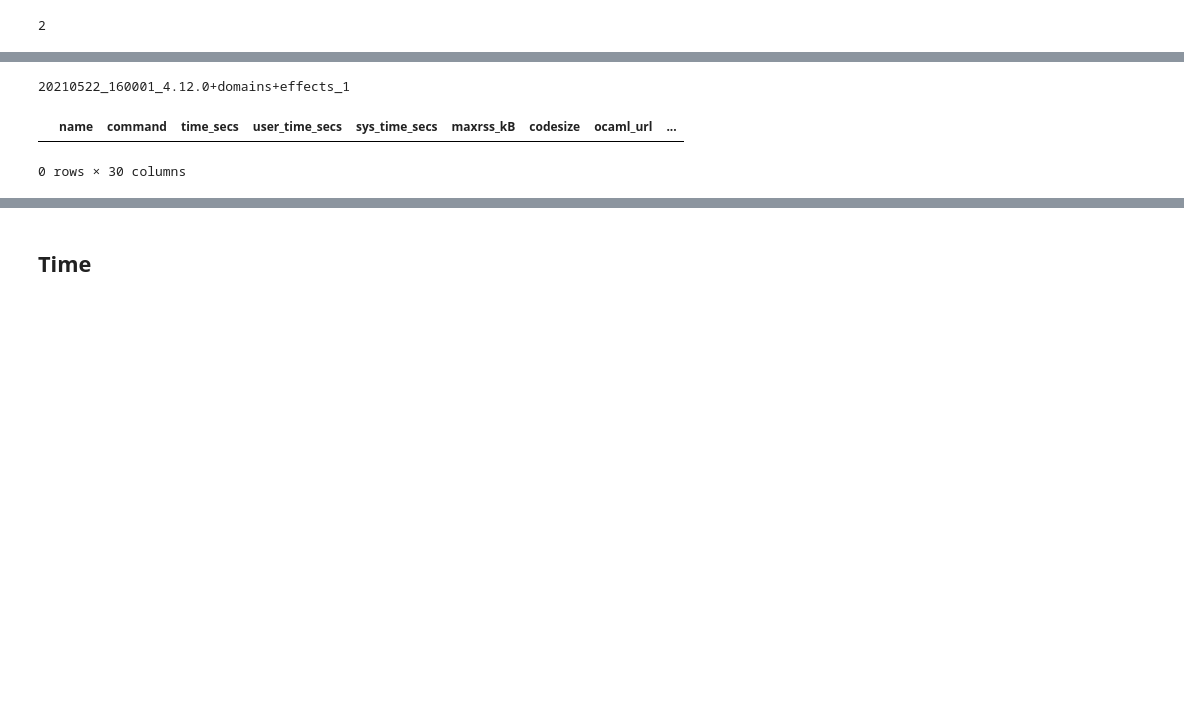
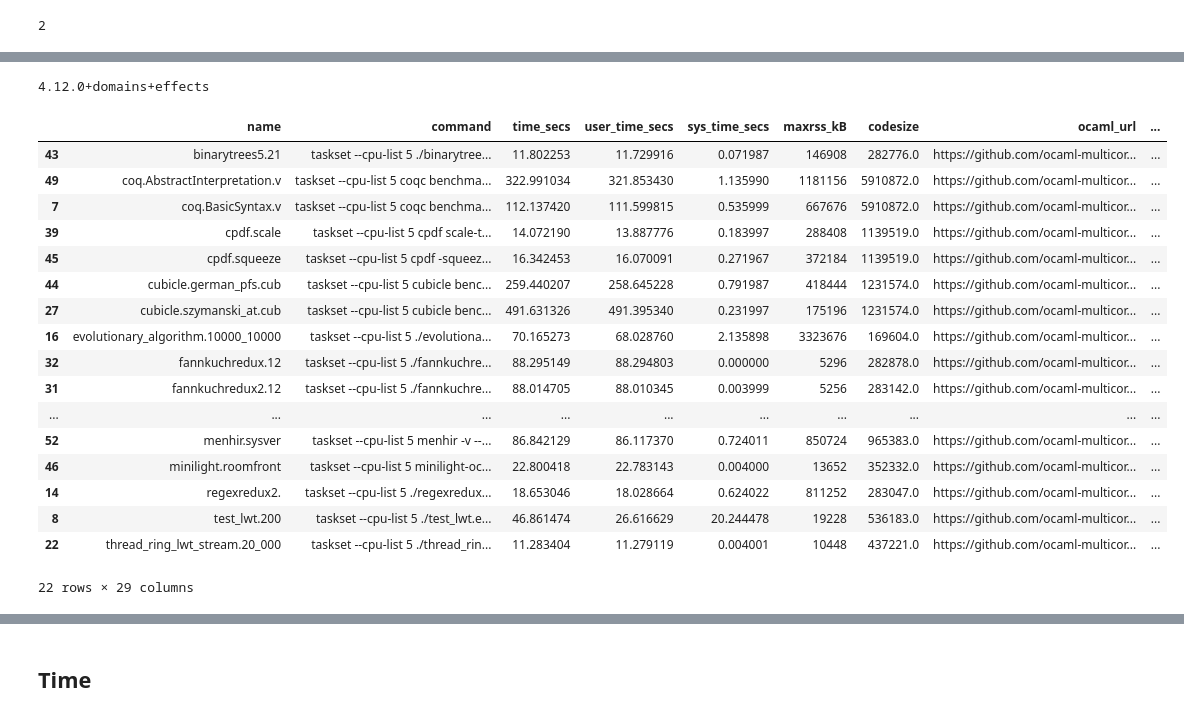
Before and after one commit to shubhamkumar13/sandmark, a Jupyter notebook: notebooks/nightly/sequential_nightly.ipynb, the cells around one changed output, grey strips where cells are left out. Saved outputs shown, nothing was run; the diff lists cells and outputs as text; code cells hidden in the pictures; blank space fills up the shorter version.

```diff
--- a/notebooks/nightly/sequential_nightly.ipynb
+++ b/notebooks/nightly/sequential_nightly.ipynb
@@ -138,4 +123,7 @@ Box(children=(interactive(children=(Dropdown(description='Timestamp', options=('
 # %%
 for i in range(comparisons.result):
-    matrix[i][3] = get_filename(matrix[i][0], matrix[i][1])
+    matrix[i][2] = get_filename(matrix[i][0], matrix[i][1])
+
+# print(matrix[0][2])
+# print(matrix[1][2])
 # %% [output]
@@ -144,5 +132,8 @@ for i in range(comparisons.result):
 # %%
+selected_files = []
 for i in range (comparisons.result):
-    print(matrix[i][3])
-    selected_files.append(matrix[i][3])
+    print(matrix[i][2])
+    selected_files.append(matrix[i][2])
+
+# print(selected_files)
 # %% [output]
@@ -159,7 +150,7 @@ for file in selected_files:
             data.append(json.loads(l))
         df = pdjson.json_normalize(data)
         df["variant"] = os.path.basename(file).replace("_1.orun.summary.bench","")
-        df["date_variant"] = file.split("/")[-2] + "_" + df["variant"]
+#         df["date_variant"] = file.split("/")[-2] + "_" + df["variant"]
 #         print(df["date_variant"])
         data_frames.append(df)
 
@@ -222,12 +213,29 @@ Box(children=(interactive(children=(Dropdown(description='Timestamp', options=('
 # %%
-selected_baseline = baseline_v.children[0].value.split(" ")[0] + "_" + baseline_v.children[0].value.split(" ")[1].split(".orun.summary.bench")[0]
+selected_baseline = ""
+selected_baseline = baseline_v.children[0].value.split(" ")[1].split("_1.orun.summary.bench")[0]
 
 print(selected_baseline)
 # %% [output]
-20210522_160001_4.12.0+domains+effects_1
+4.12.0+domains+effects
 # %%
-df.loc[(df['date_variant'] == selected_baseline) & (df['time_secs'] > 10)]
+df.loc[(df['variant'] == selected_baseline) & (df['time_secs'] > 10)]
 # %% [output]
 |  | name | command | time_secs | user_time_secs | sys_time_secs | maxrss_kB | codesize | ocaml_url | ... |
+| 43 | binarytrees5.21 | taskset --cpu-list 5 ./binarytree... | 11.802253 | 11.729916 | 0.071987 | 146908 | 282776.0 | https://github.com/ocaml-multicor... | ... |
+| 49 | coq.AbstractInterpretation.v | taskset --cpu-list 5 coqc benchma... | 322.991034 | 321.853430 | 1.135990 | 1181156 | 5910872.0 | https://github.com/ocaml-multicor... | ... |
+| 7 | coq.BasicSyntax.v | taskset --cpu-list 5 coqc benchma... | 112.137420 | 111.599815 | 0.535999 | 667676 | 5910872.0 | https://github.com/ocaml-multicor... | ... |
+| 39 | cpdf.scale | taskset --cpu-list 5 cpdf scale-t... | 14.072190 | 13.887776 | 0.183997 | 288408 | 1139519.0 | https://github.com/ocaml-multicor... | ... |
+| 45 | cpdf.squeeze | taskset --cpu-list 5 cpdf -squeez... | 16.342453 | 16.070091 | 0.271967 | 372184 | 1139519.0 | https://github.com/ocaml-multicor... | ... |
+| 44 | cubicle.german_pfs.cub | taskset --cpu-list 5 cubicle benc... | 259.440207 | 258.645228 | 0.791987 | 418444 | 1231574.0 | https://github.com/ocaml-multicor... | ... |
+| 27 | cubicle.szymanski_at.cub | taskset --cpu-list 5 cubicle benc... | 491.631326 | 491.395340 | 0.231997 | 175196 | 1231574.0 | https://github.com/ocaml-multicor... | ... |
+| 16 | evolutionary_algorithm.10000_10000 | taskset --cpu-list 5 ./evolutiona... | 70.165273 | 68.028760 | 2.135898 | 3323676 | 169604.0 | https://github.com/ocaml-multicor... | ... |
+| 32 | fannkuchredux.12 | taskset --cpu-list 5 ./fannkuchre... | 88.295149 | 88.294803 | 0.000000 | 5296 | 282878.0 | https://github.com/ocaml-multicor... | ... |
+| 31 | fannkuchredux2.12 | taskset --cpu-list 5 ./fannkuchre... | 88.014705 | 88.010345 | 0.003999 | 5256 | 283142.0 | https://github.com/ocaml-multicor... | ... |
+| ... | ... | ... | ... | ... | ... | ... | ... | ... | ... |
+| 52 | menhir.sysver | taskset --cpu-list 5 menhir -v --... | 86.842129 | 86.117370 | 0.724011 | 850724 | 965383.0 | https://github.com/ocaml-multicor... | ... |
+| 46 | minilight.roomfront | taskset --cpu-list 5 minilight-oc... | 22.800418 | 22.783143 | 0.004000 | 13652 | 352332.0 | https://github.com/ocaml-multicor... | ... |
+| 14 | regexredux2. | taskset --cpu-list 5 ./regexredux... | 18.653046 | 18.028664 | 0.624022 | 811252 | 283047.0 | https://github.com/ocaml-multicor... | ... |
+| 8 | test_lwt.200 | taskset --cpu-list 5 ./test_lwt.e... | 46.861474 | 26.616629 | 20.244478 | 19228 | 536183.0 | https://github.com/ocaml-multicor... | ... |
+| 22 | thread_ring_lwt_stream.20_000 | taskset --cpu-list 5 ./thread_rin... | 11.283404 | 11.279119 | 0.004001 | 10448 | 437221.0 | https://github.com/ocaml-multicor... | ... |
-0 rows × 30 columns
+22 rows × 29 columns
 # %%
```
Also changed, not shown: parts of 15 cells of this notebook, 45 other files.
